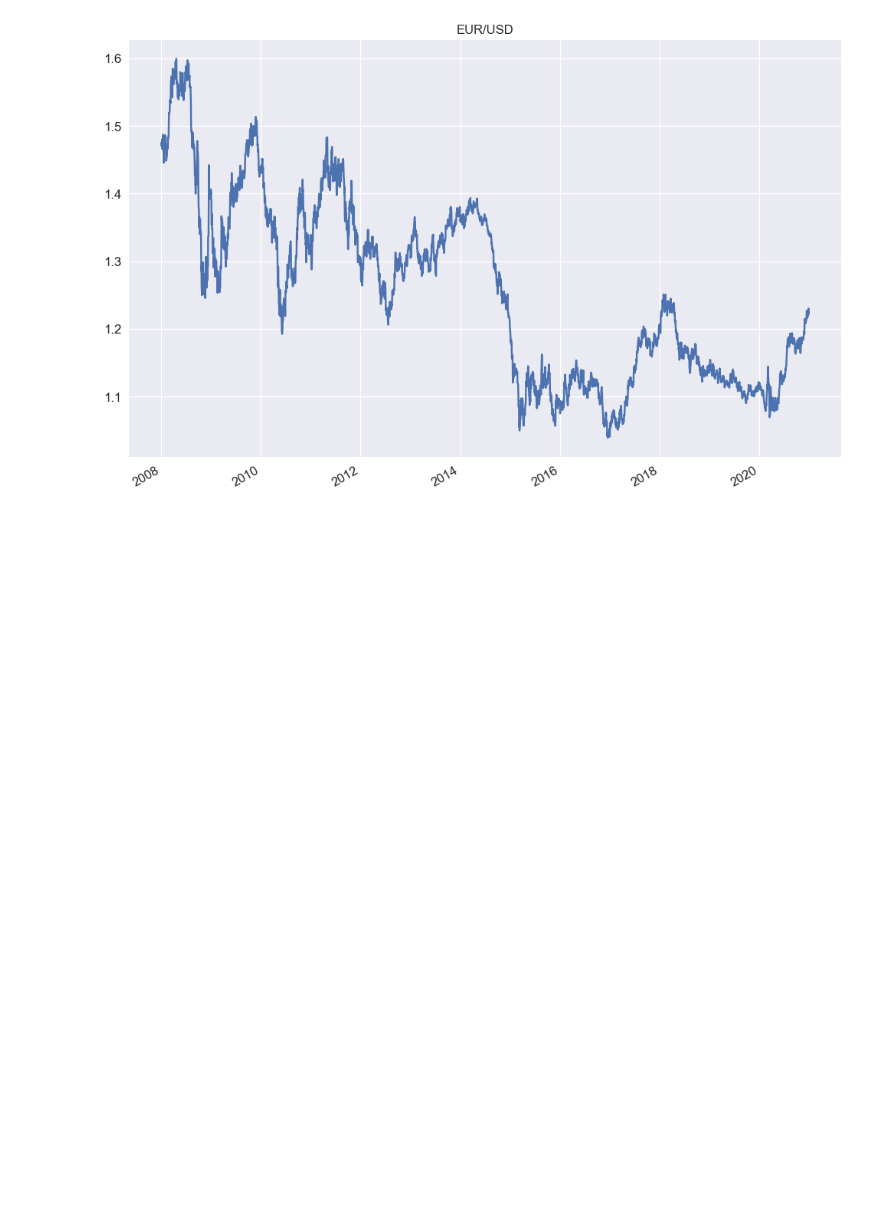
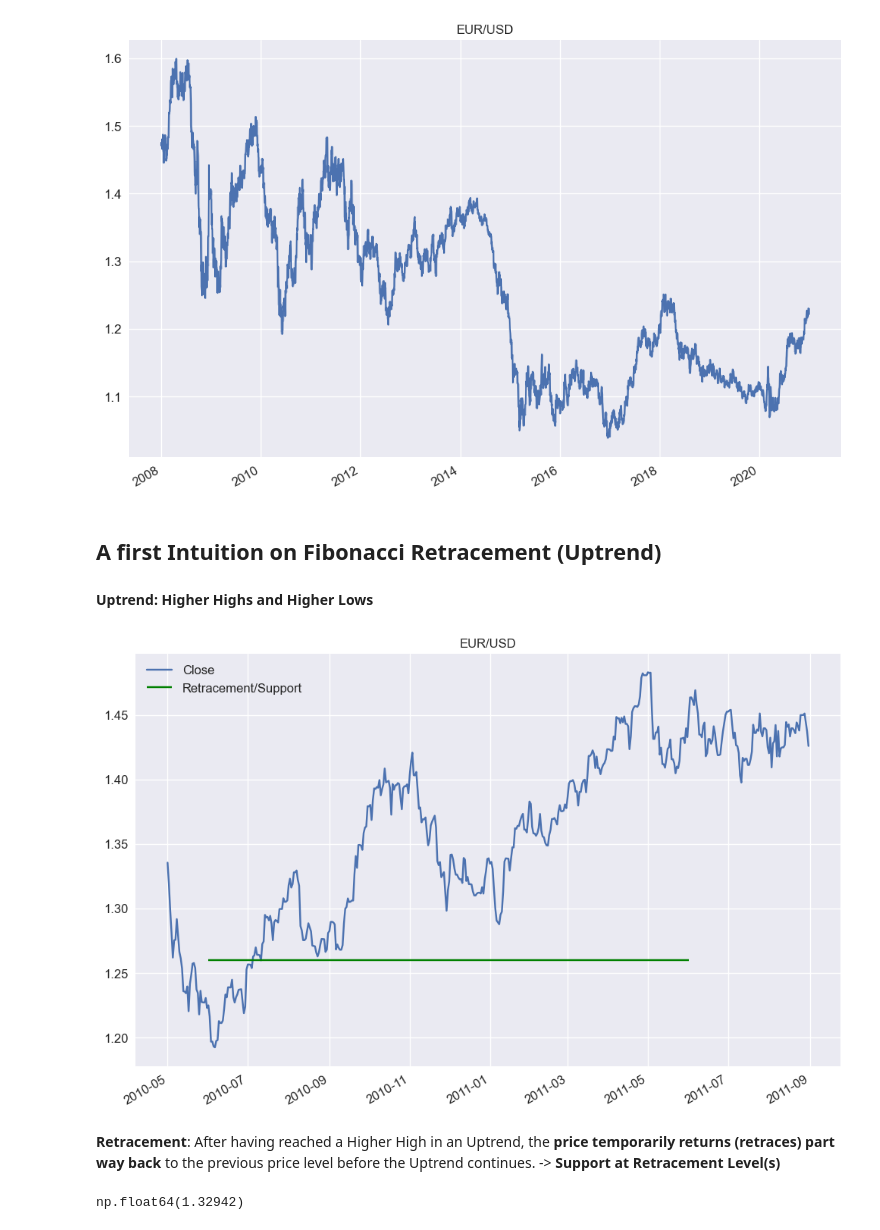
Before and after one commit to AvirukthGT/AlgoTrading, a Jupyter notebook: Fibonacci/Fibonacci.ipynb, the cells around one changed output. Saved outputs shown, nothing was run; the diff lists cells and outputs as text; code cells hidden in the pictures; blank space fills up the shorter version.

Commit message:
Uptrend Intuition

```diff
--- a/Fibonacci/Fibonacci.ipynb
+++ b/Fibonacci/Fibonacci.ipynb
@@ -43,3 +43,21 @@ data.Close.plot(figsize = (12, 8), title = "EUR/USD", fontsize = 12)
 plt.show()
 # %% [output]
 [figure]
+# %% [markdown]
+## A first Intuition on Fibonacci Retracement (Uptrend)
+# %% [markdown]
+__Uptrend: Higher Highs and Higher Lows__
+# %%
+data.loc["05-2010":"08-2011", "Close"].plot(figsize = (12, 8), title = "EUR/USD", fontsize = 12)
+plt.hlines(y = 1.26, xmin = "06-2010", xmax = "06-2011", color = "green", label = "Retracement/Support")
+plt.legend(fontsize = 12)
+plt.show()
+# %% [output]
+[figure, added]
+# %% [markdown]
+__Retracement__: After having reached a Higher High in an Uptrend, the __price temporarily returns (retraces) part way back__ to the previous price level before the Uptrend continues. -> __Support at Retracement Level(s)__
+# %%
+high = data.loc["06-2010":"08-2010", "Close"].max()
+high
+# %% [output]
+np.float64(1.32942)
```
Also changed, not shown: parts of 11 cells of this notebook.
